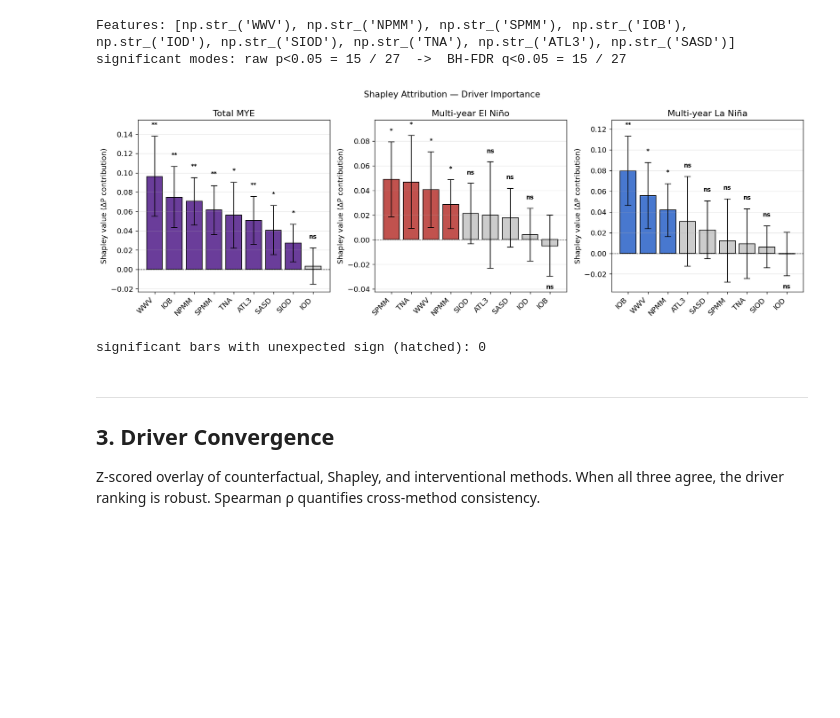
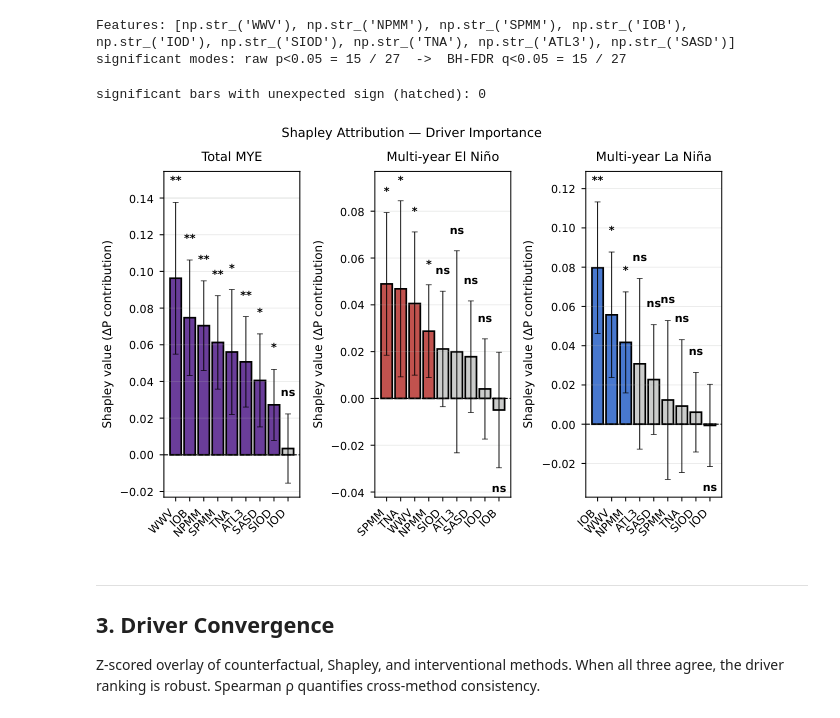
Before and after one commit to ayman-tech/enso-rl, a Jupyter notebook: notebooks/analysis_xai.ipynb, the cells around one changed output. Drawn from its saved outputs; the diff is of its cells as text; code cells hidden in the pictures; blank space fills up the shorter version.

```diff
--- a/notebooks/analysis_xai.ipynb
+++ b/notebooks/analysis_xai.ipynb
@@ -199,36 +205,36 @@ for ax, phase in zip(axes, PHASES):
     means_s = means[order]
     cis_s   = cis[order]
     qvals_s = qvals[order]
 
     sig      = qvals_s < 0.05
     expected = np.sign(means_s) == EXPECTED
     colors   = [PHASE_COLORS[phase] if s else "#cccccc" for s in sig]
     hatches  = ["//" if (s and not e) else "" for s, e in zip(sig, expected)]
 
     x = np.arange(len(sh_features))
     bars = ax.bar(x, means_s, color=colors, edgecolor="black", linewidth=1.0,
                   yerr=cis_s, capsize=5, error_kw={"linewidth": 1.2})
     for b, h in zip(bars, hatches):
         if h:
             b.set_hatch(h)
     ax.axhline(0, color="black", linewidth=0.7, linestyle="--")
     _add_sig_labels(ax, x, means_s, qvals_s, cis=cis_s)
     ax.set_xticks(x); ax.set_xticklabels(names_s, rotation=45, ha="right")
     ax.set_ylabel("Shapley value (\u0394P contribution)")
     ax.set_title(PHASE_LABELS[phase])
     ax.grid(axis="y", alpha=0.3)
 
 fig.suptitle("Shapley Attribution \u2014 Driver Importance", fontsize=13)
 fig.tight_layout()
-save_fig(fig, FIGS / "shapley.png")
+save_paper_fig(fig, FIGS / "shapley.png")
 plt.show()
 
 _n_hatched = sum((((sh_pvals[p] < 0.05) & (np.sign(d_sh[f"mean_{p}"]) != EXPECTED)).sum())
                  for p in PHASES)
 print(f"significant bars with unexpected sign (hatched): {_n_hatched}")
 # %% [output]
+significant bars with unexpected sign (hatched): 0
-[figure, old version]
+[figure, new version]
-significant bars with unexpected sign (hatched): 0
 # %% [markdown]
 ---
 ## 3. Driver Convergence
```
Also changed, not shown: parts of 5 cells of this notebook, 5 other files.
